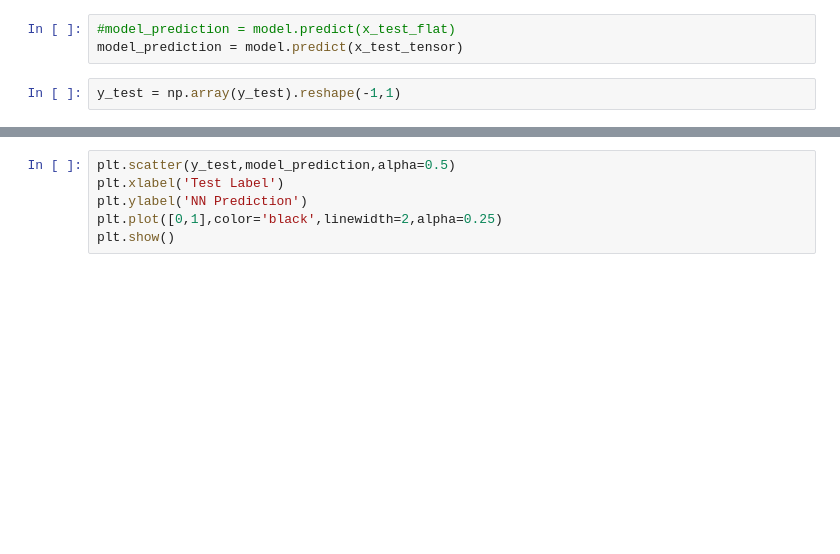
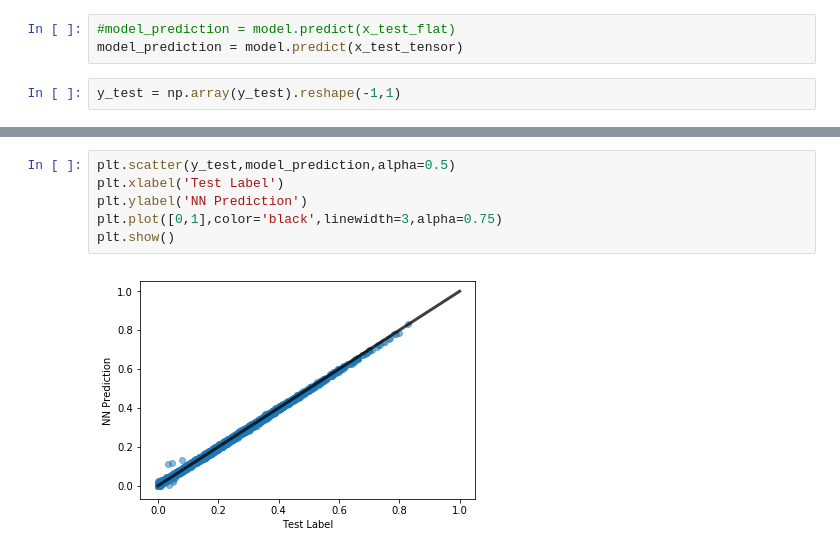
Before and after one commit to atareen/Regression-with-convolutional-neural-networks, a Jupyter notebook: Ann_RNAP_Seq_DeltaG_Regression.ipynb, the cells around one changed output, grey strips where cells are left out. Drawn from its saved outputs; the diff is of its cells as text; blank space fills up the shorter version.

```diff
--- a/Ann_RNAP_Seq_DeltaG_Regression.ipynb
+++ b/Ann_RNAP_Seq_DeltaG_Regression.ipynb
@@ -267,8 +274,10 @@ plt.show()
 # %%
 plt.scatter(y_test,model_prediction,alpha=0.5)
 plt.xlabel('Test Label')
 plt.ylabel('NN Prediction')
-plt.plot([0,1],color='black',linewidth=2,alpha=0.25)
+plt.plot([0,1],color='black',linewidth=3,alpha=0.75)
 plt.show()
+# %% [output]
+[figure, added]
 # %%
 model.summary()
```
Also changed, not shown: parts of 22 cells of this notebook.
